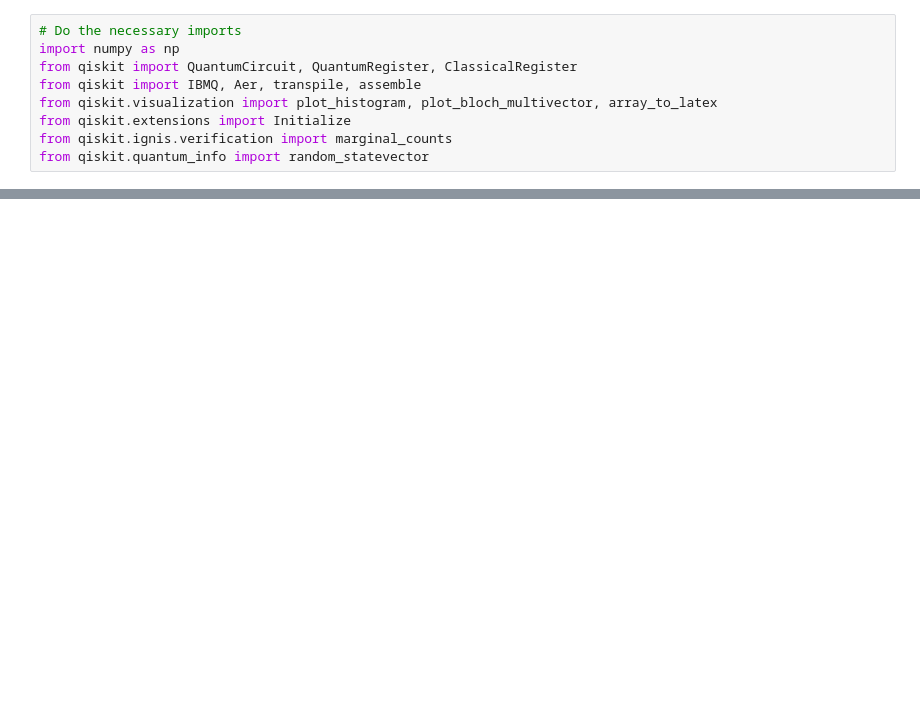
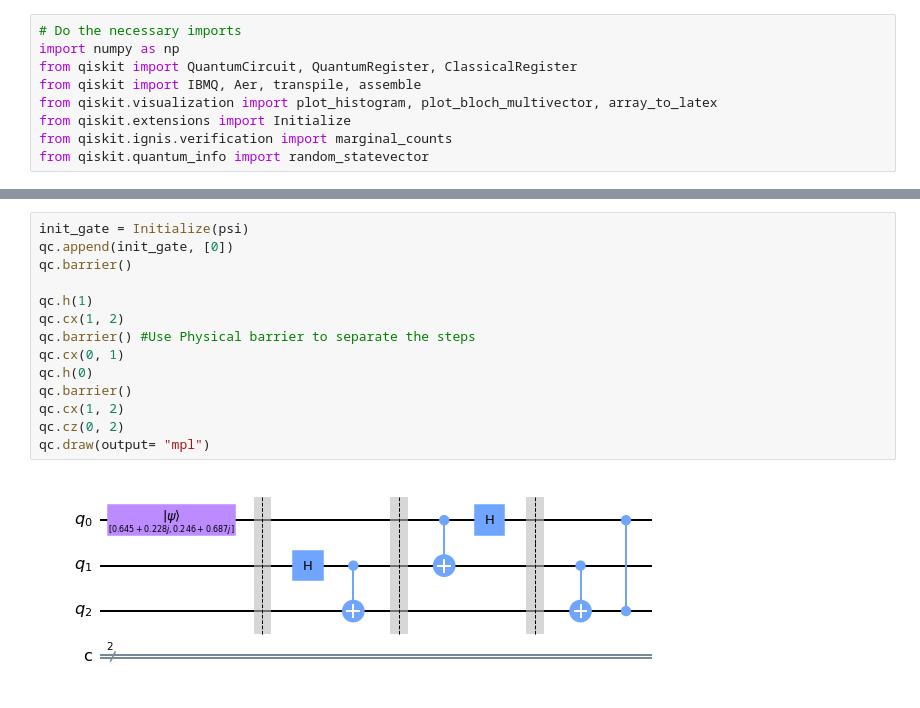
Before and after one commit to SedimentaryRockStar/QAlgoImplementation, a Jupyter notebook: Quantum Teleportation.ipynb, the cells around one changed output, grey strips where cells are left out. Saved outputs shown, nothing was run; the diff lists cells and outputs as text; blank space fills up the shorter version.

```diff
--- a/Quantum Teleportation.ipynb
+++ b/Quantum Teleportation.ipynb
@@ -23,0 +24,16 @@ from qiskit.quantum_info import random_statevector
+# %%
+init_gate = Initialize(psi)
+qc.append(init_gate, [0])
+qc.barrier()
+
+qc.h(1)
+qc.cx(1, 2)
+qc.barrier() #Use Physical barrier to separate the steps
+qc.cx(0, 1)
+qc.h(0)
+qc.barrier()
+qc.cx(1, 2)
+qc.cz(0, 2)
+qc.draw(output= "mpl")
+# %% [output]
+[figure, added]
```
Also changed, not shown: parts of 5 cells of this notebook.
